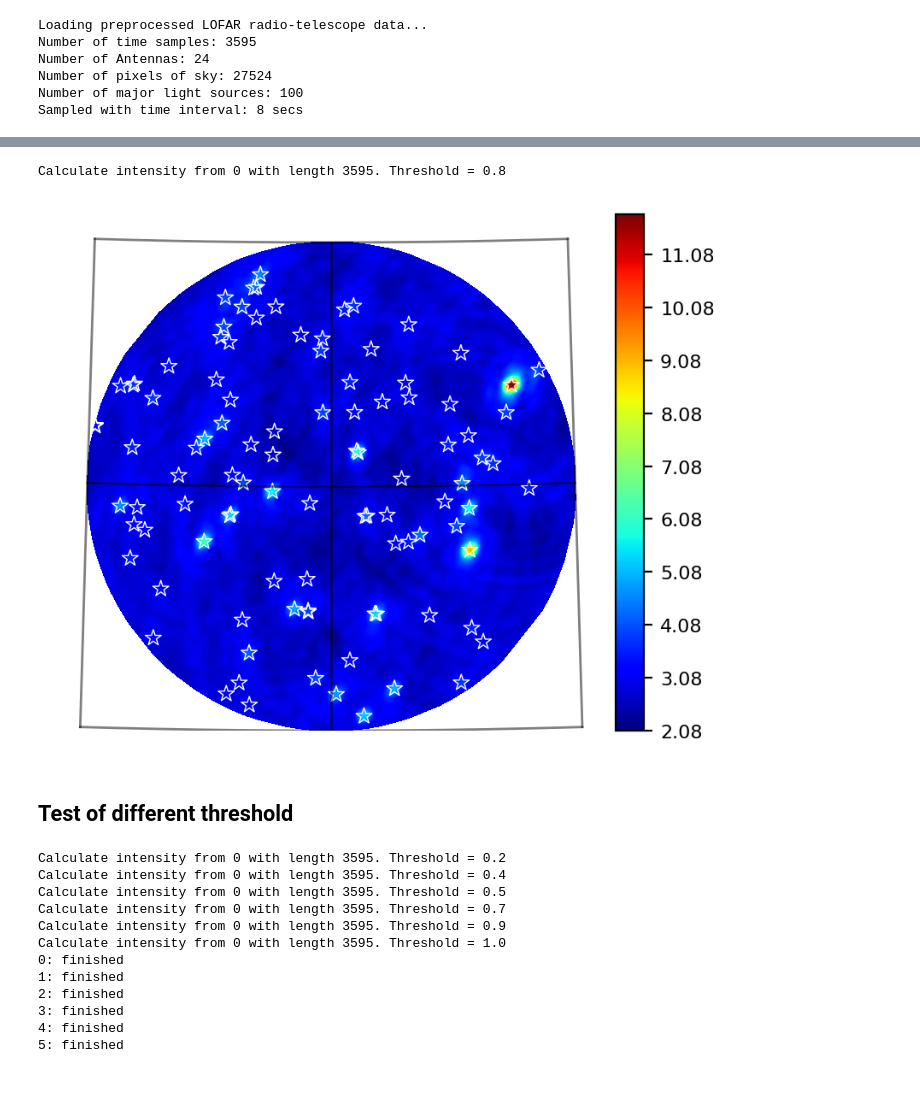
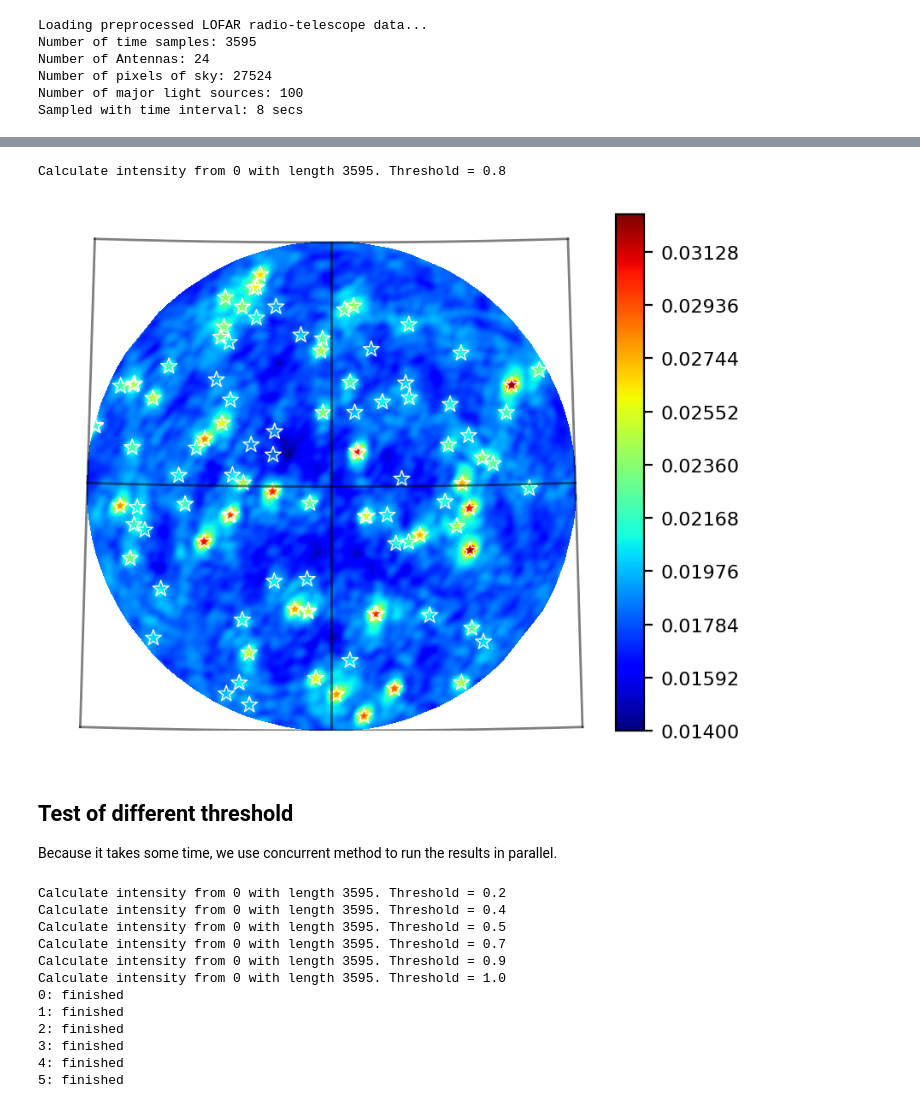
Before and after one commit to adfeel220/SSDP-Project-RadioAstronomySourceLocalization, a Jupyter notebook: RI_project.ipynb, the cells around one changed output, grey strips where cells are left out. Cells and saved outputs as stored; diff of their text form; code cells hidden in the pictures.

```diff
--- a/RI_project.ipynb
+++ b/RI_project.ipynb
@@ -182,14 +108,12 @@ def intensity_plot(intensity, ax=None, star_size=50, linewidth=0.5):
 # %%
-intensity_all = bluebild_long_exposure(data['S'], data['W'], data['XYZ'], data['px_grid'], data['lambda_'], 0.8)
+intensity_bluebild = bluebild.bluebild_long_exposure(data['S'], data['W'], data['XYZ'], data['px_grid'], data['lambda_'], 0.8, time_step=30, equalize=True)
+intensity_plot(intensity_bluebild)
 # %% [output]
 Calculate intensity from 0 with length 3595. Threshold = 0.8
+[figure, added]
-# %%
-plt.rcParams.update({'font.size': 8})
-intensity_plot(intensity_all)
-# %% [output]
-[figure, removed]
-# %% [markdown]
-## Test of different threshold
+# %% [markdown]
+## Test of different threshold
+Because it takes some time, we use concurrent method to run the results in parallel.
 # %%
 thresholds = [0.2, 0.4, 0.5, 0.7, 0.9, 1.0]
 intensities = [None]*len(thresholds)
```
Also changed, not shown: parts of 20 cells of this notebook, 4 other files.
